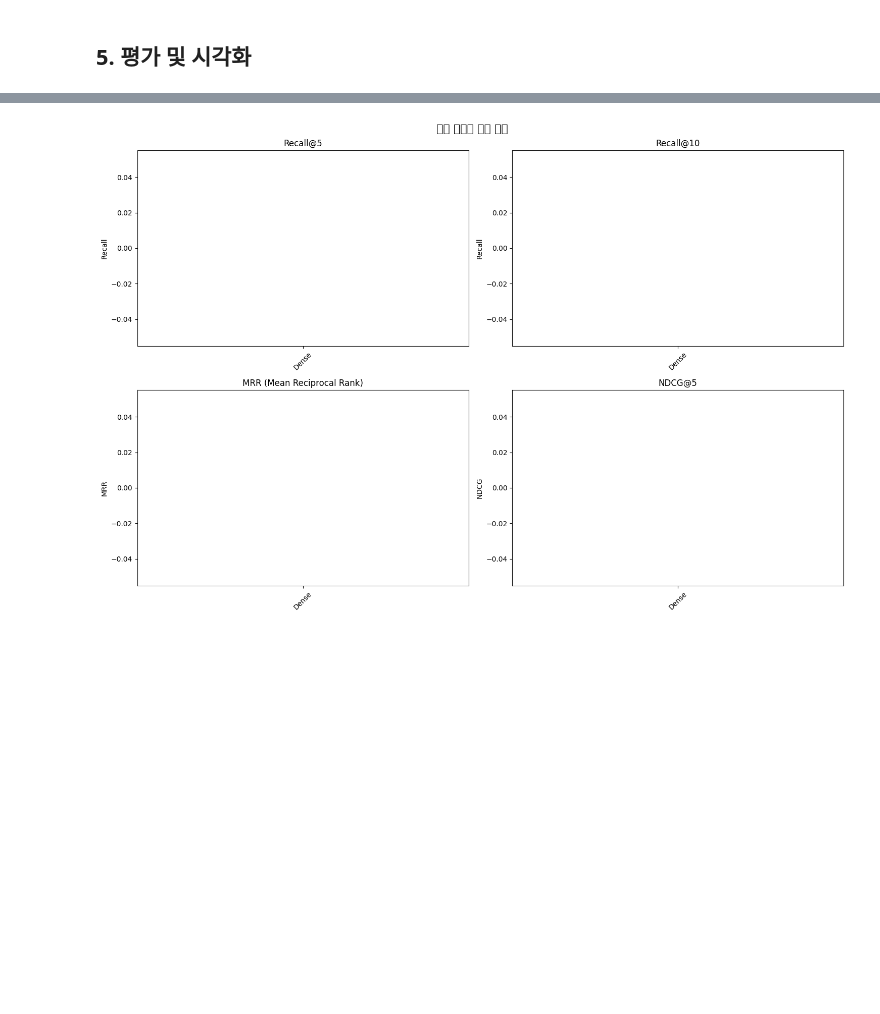
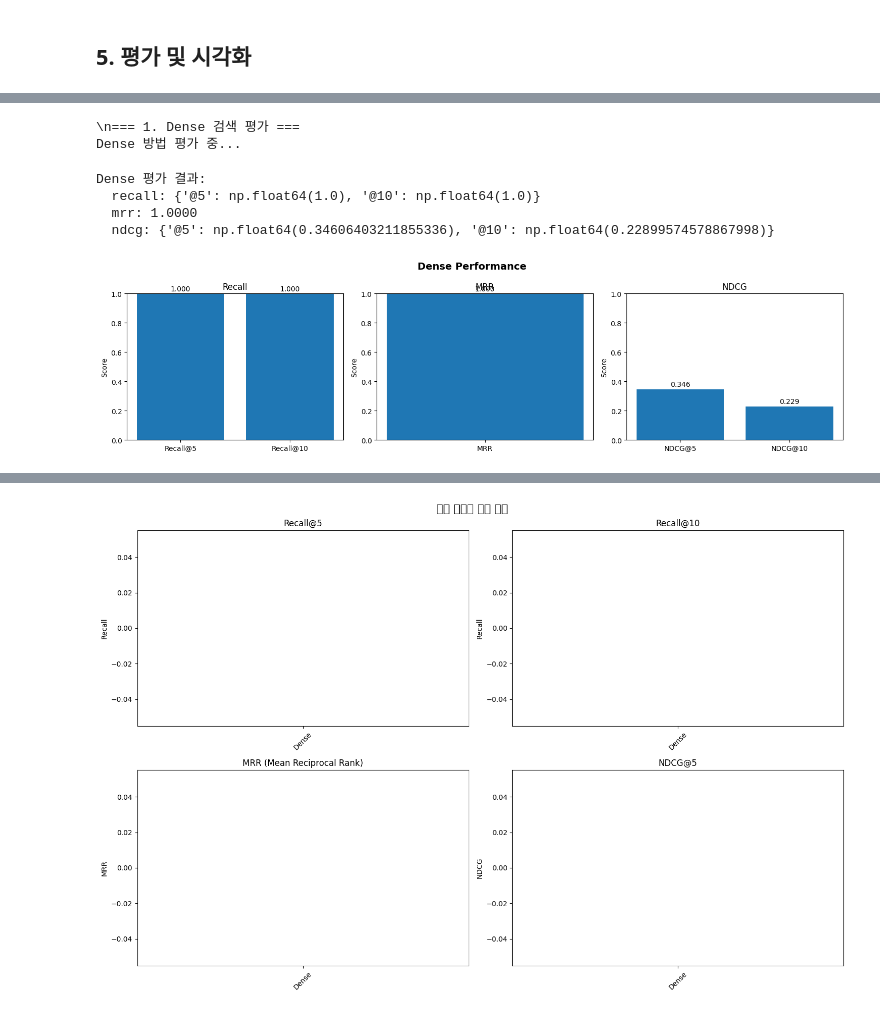
Before and after one commit to hjhj97/ajou-llmops-2025-2nd-semester, a Jupyter notebook: week05/rag_assignment.ipynb, the cells around one changed output, grey strips where cells are left out. Cells and saved outputs as stored; diff of their text form; code cells hidden in the pictures; blank space fills up the shorter version.

Commit message:
fix metric code

```diff
--- a/week05/rag_assignment.ipynb
+++ b/week05/rag_assignment.ipynb
@@ -599,5 +740,5 @@ print("평가 함수들 구현 완료!")
 # %%
-# 평가 실행
+# 평가 쿼리 준비
 print("평가 쿼리 준비 중...")
 
 # 평가용 쿼리와 정답 추출
@@ -605,7 +746,6 @@ eval_queries = []
 eval_ground_truths = []
 
 for i, sample in enumerate(dataset):
-    print(sample)
     if sample["question"] and sample["answer"]:
         eval_queries.append(sample["question"])
         eval_ground_truths.append(sample["answer"])
@@ -614,19 +754,9 @@ for i, sample in enumerate(dataset):
         break
 
 print(f"평가 쿼리: {len(eval_queries)}개")
+print(f"평가 지표: Recall@5/10, MRR, NDCG@5/10")
 
-# 평가 실행
-print("\\n=== 검색 방법별 평가 시작 ===")
-evaluation_results = evaluate_search_methods(eval_queries, eval_ground_truths, k_values=[5, 10])
-
-# 결과 출력
-print("\\n=== 평가 결과 ===")
-for method, metrics in evaluation_results.items():
-    print(f"\\n{method}:")
-    for metric, values in metrics.items():
-        if isinstance(values, dict):
-            print(f"  {metric}: {values}")
-        else:
-            print(f"  {metric}: {values:.4f}")
+# 평가 결과를 저장할 딕셔너리
+evaluation_results = {}
 # %% [output]
 평가 쿼리 준비 중...
@@ -690,0 +765,22 @@ HTTP response body: {"code":3,"message":"Cannot query index with dense 'vector_t
+# %%
+# 1. Dense 검색 평가
+print("\\n=== 1. Dense 검색 평가 ===")
+dense_results = evaluate_single_method(
+    "Dense",
+    dense_search,
+    eval_queries,
+    eval_ground_truths,
+    k_values=[5, 10]
+)
+evaluation_results["Dense"] = dense_results
+
+# Dense 결과 시각화
+plot_method_results("Dense", dense_results, METHOD_COLORS["Dense"])
+# %% [output]
+\n=== 1. Dense 검색 평가 ===
+Dense 방법 평가 중...
+Dense 평가 결과:
+  recall: {'@5': np.float64(1.0), '@10': np.float64(1.0)}
+  mrr: 1.0000
+  ndcg: {'@5': np.float64(0.34606403211855336), '@10': np.float64(0.22899574578867998)}
+[figure, added]
```
Also changed, not shown: parts of 8 cells of this notebook.
